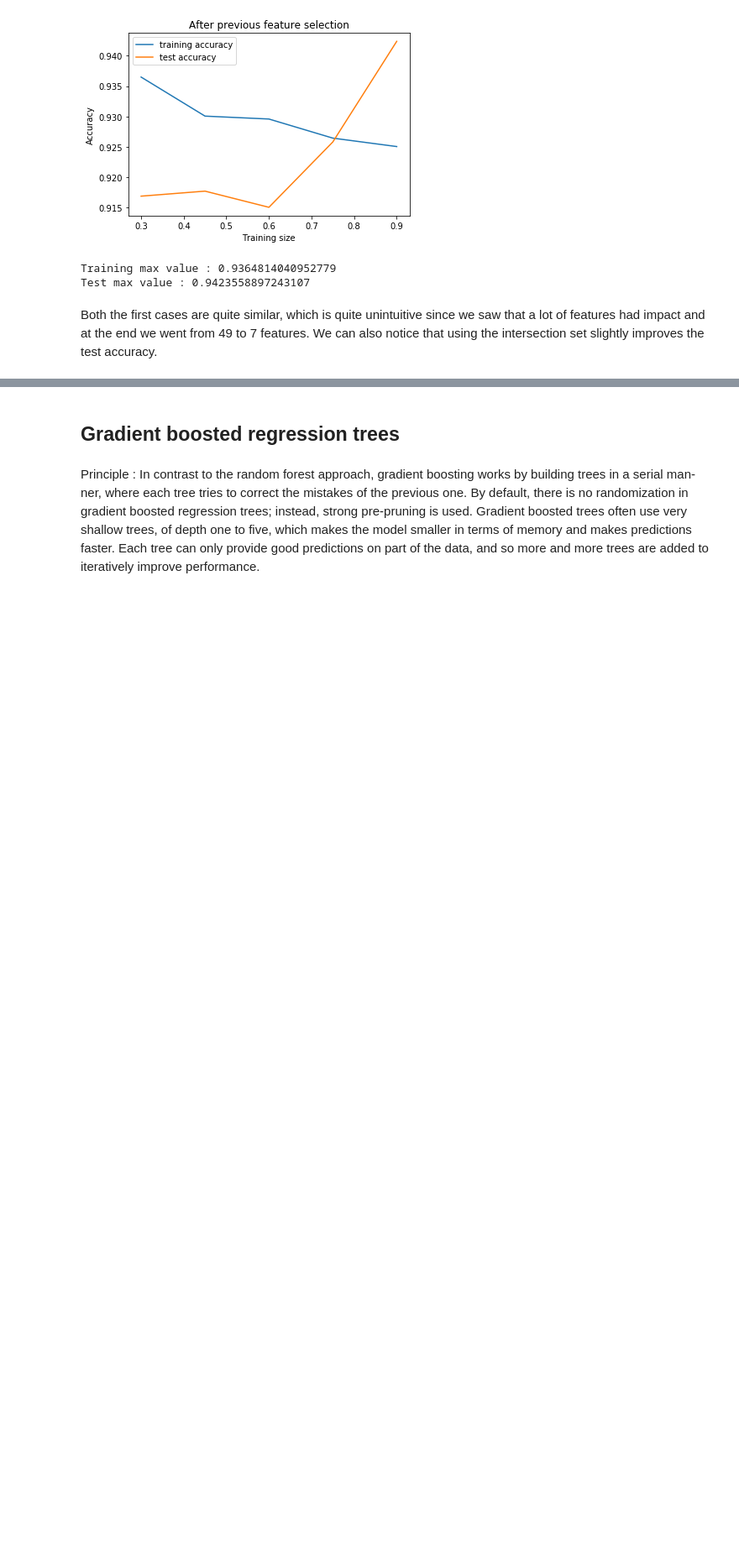
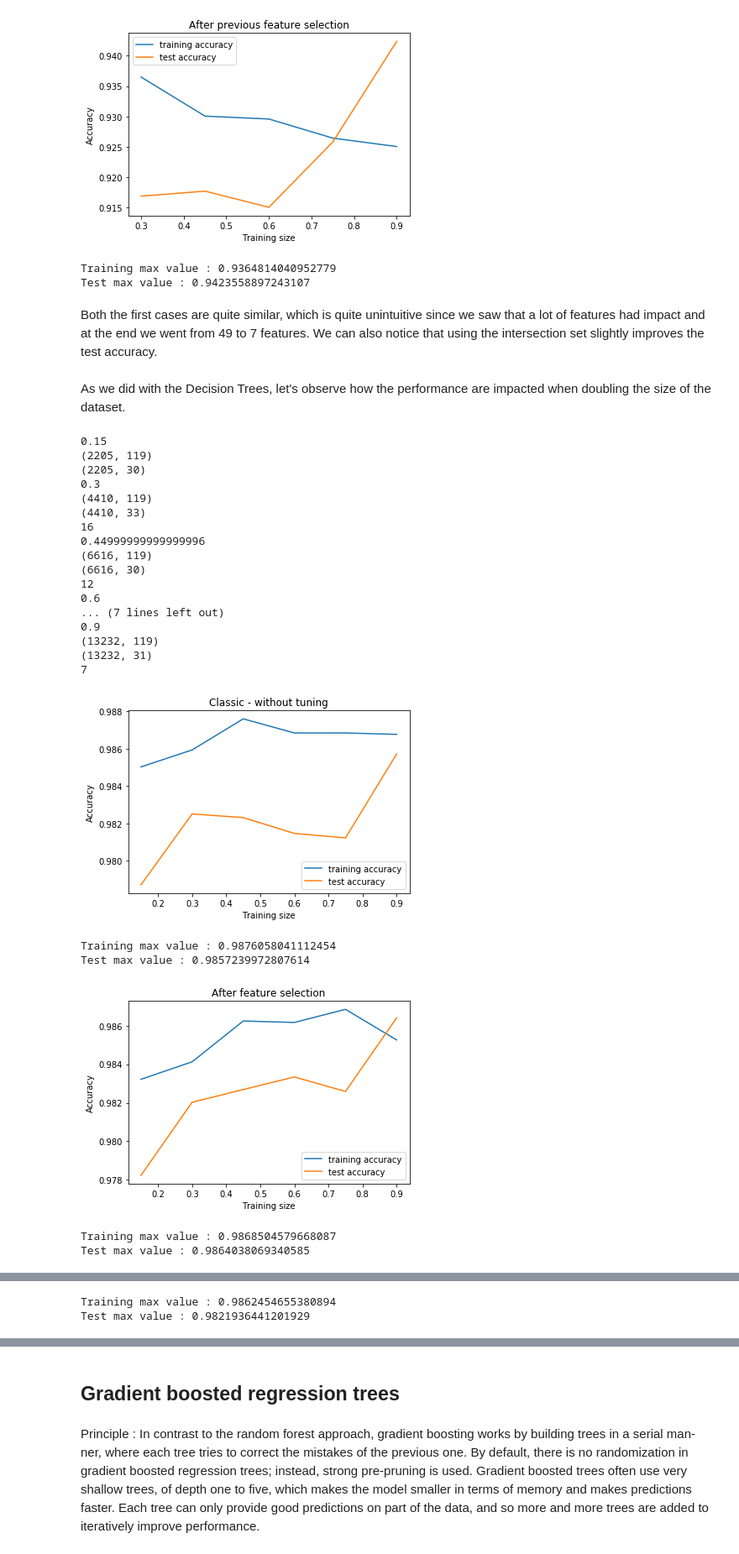
Before and after one commit to roussieau/masterthesis, a Jupyter notebook: src/machine_learning/Ensembles of Decision Trees.ipynb, the cells around one changed output, grey strips where cells are left out. Shown: that part at 84% size. Drawn from its saved outputs; the diff is of its cells as text; code cells hidden in the pictures; blank space fills up the shorter version.

```diff
--- a/src/machine_learning/Ensembles of Decision Trees.ipynb
+++ b/src/machine_learning/Ensembles of Decision Trees.ipynb
@@ -308,3 +308,31 @@ Test max value : 0.9423558897243107
 # %% [markdown]
 Both the first cases are quite similar, which is quite unintuitive since we saw that a lot of features had impact and at the end we went from 49 to 7 features.
 We can also notice that using the intersection set slightly improves the test accuracy.
+# %% [markdown]
+As we did with the Decision Trees, let's observe how the performance are impacted when doubling the size of the dataset.
+# %%
+feature_selection('../dumps/2020.03.11-17.39.csv',0.15,"forest")
+# %% [output]
+0.15
+(2205, 119)
+(2205, 30)
+0.3
+(4410, 119)
+(4410, 33)
+16
+0.44999999999999996
+(6616, 119)
+(6616, 30)
+12
+0.6
+... (7 lines left out)
+0.9
+(13232, 119)
+(13232, 31)
+7
+[figure, added]
+Training max value : 0.9876058041112454
+Test max value : 0.9857239972807614
+[figure, added]
+Training max value : 0.9868504579668087
+Test max value : 0.9864038069340585
@@ -310,0 +340,2 @@ We can also notice that using the intersection set slightly improves the test ac
+Training max value : 0.9862454655380894
+Test max value : 0.9821936441201929
```
Also changed, not shown: parts of 12 cells of this notebook, 9 other files.
